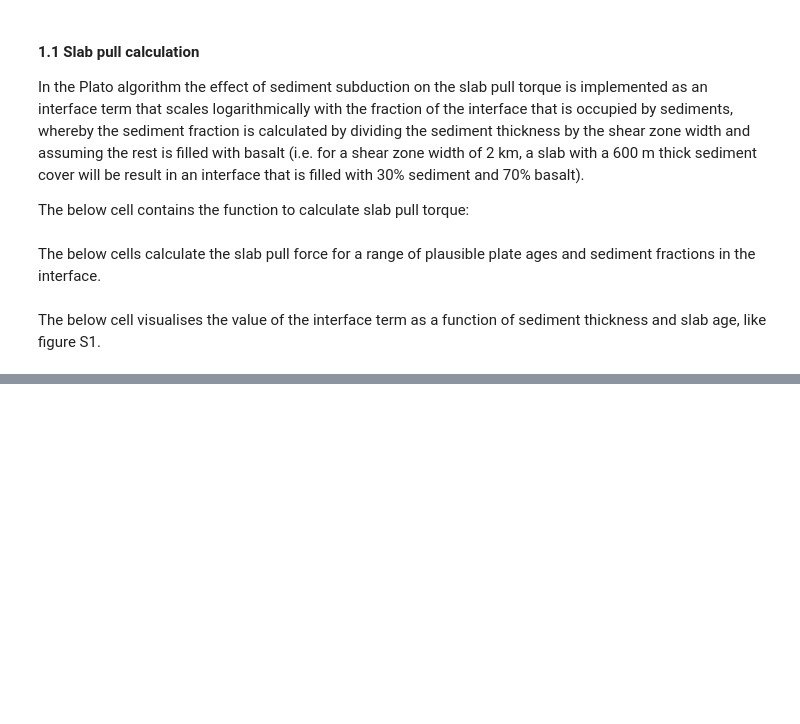
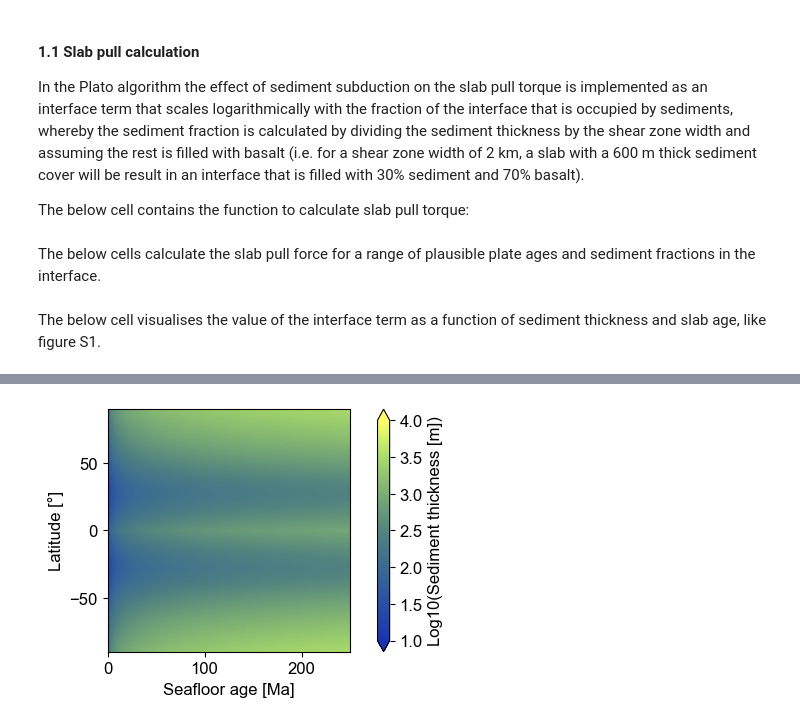
Before and after one commit to thomas-schouten/plato, a Jupyter notebook: notebooks/05a-Effects_of_sediment_subduction.ipynb, the cells around one changed output, grey strips where cells are left out. Drawn from its saved outputs; the diff is of its cells as text; code cells hidden in the pictures; blank space fills up the shorter version.

```diff
--- a/notebooks/05a-Effects_of_sediment_subduction.ipynb
+++ b/notebooks/05a-Effects_of_sediment_subduction.ipynb
@@ -170,0 +242,30 @@ NameError: name 'fig_height' is not defined
+# %%
+# Set ranges for age and latitude
+age_range = np.linspace(0, 250, 1001)
+latitude_range = np.linspace(-90, 90, 1001)
+
+# Create meshgrid
+ages, latitudes = np.meshgrid(age_range, latitude_range)
+
+# Calculate globsed distribution
+globsed_thicknesses = globsediments(ages, latitudes)
+
+# Calculate equatorial sediment distribution
+equatorial_bulge_sediment_thicknesses = equatorial_sediments(ages, latitudes, 75)
+
+# Set thicknesses and periods for fluctuating sediments
+carbonate_sediment_thicknesses = [30, 300]
+carbonate_sediment_periods = [5, 50]
+
+# Calculate fluctuating sediment distribution
+carbonate_sediment_thicknesses = fluctuating_sediments(age_range, 0, carbonate_sediment_thicknesses, carbonate_sediment_periods)
+# %%
+fig, ax = plt.subplots(figsize=(fig_width/2, fig_height_graphs/2))
+c = ax.imshow(np.log10(globsed_thicknesses), cmap="cmc.imola", extent=[0,250,-90,90], vmin=1, vmax=4)
+ax.set_aspect(250/180)
+ax.set_xlabel("Seafloor age [Ma]")
+ax.set_ylabel("Latitude [°]")
+fig.colorbar(c, label="Log10(Sediment thickness [m])", aspect=20, extend="both")
+fig.savefig(os.path.join(figs_dir, "Globsediment_thickness.png"), bbox_inches="tight", dpi=300)
+plt.show()
+# %% [output]
@@ -170,0 +273 @@ NameError: name 'fig_height' is not defined
+[figure, added]
```
Also changed, not shown: parts of 18 cells of this notebook, 3 other files.
